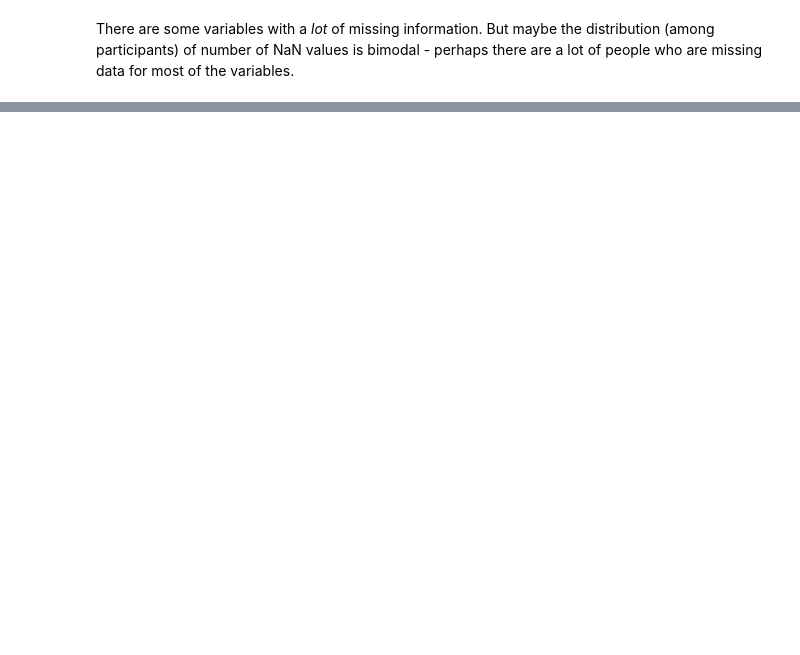
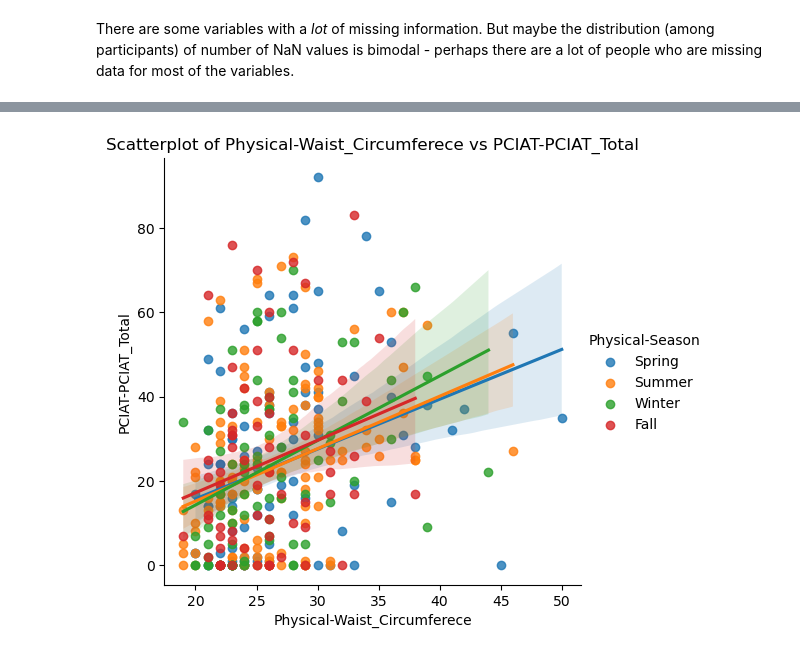
Before and after one commit to aarondweinberg/CMI_problematic_internet_use, a Jupyter notebook: EDA_AW.ipynb, the cells around one changed output, grey strips where cells are left out. Cells and saved outputs as stored; diff of their text form; code cells hidden in the pictures; blank space fills up the shorter version.

```diff
--- a/EDA_AW.ipynb
+++ b/EDA_AW.ipynb
@@ -298,0 +334,8 @@ for feature in train_cleaned.columns:
+# %%
+# For each variable in physical_features, make a scatterplot vs PCIAT-PCIAT_Total with points colored by Physical-Season. Add a line of best fit for each value of Physical-Season
+for feature in physical_features:
+    sns.lmplot(data=train_cleaned, x=feature, y='PCIAT-PCIAT_Total', hue='Physical-Season')
+    plt.xlabel(feature)
+    plt.ylabel('PCIAT-PCIAT_Total')
+    plt.title('Scatterplot of ' + feature + ' vs PCIAT-PCIAT_Total')
+    plt.show()
@@ -298,0 +349,10 @@ for feature in train_cleaned.columns:
+# %%
+# For each variable in physical_features_waist, make a scatterplot vs PCIAT-PCIAT_Total with points colored by Physical-Season. Add a line of best fit for each value of Physical-Season
+
+sns.lmplot(data=train_cleaned, x='Physical-Waist_Circumference', y='PCIAT-PCIAT_Total', hue='Physical-Season')
+plt.xlabel(feature)
+plt.ylabel('PCIAT-PCIAT_Total')
+plt.title('Scatterplot of ' + feature + ' vs PCIAT-PCIAT_Total')
+plt.show()
+# %% [output]
+[figure, added]
```
Also changed, not shown: parts of 35 cells of this notebook, 1 other file.
